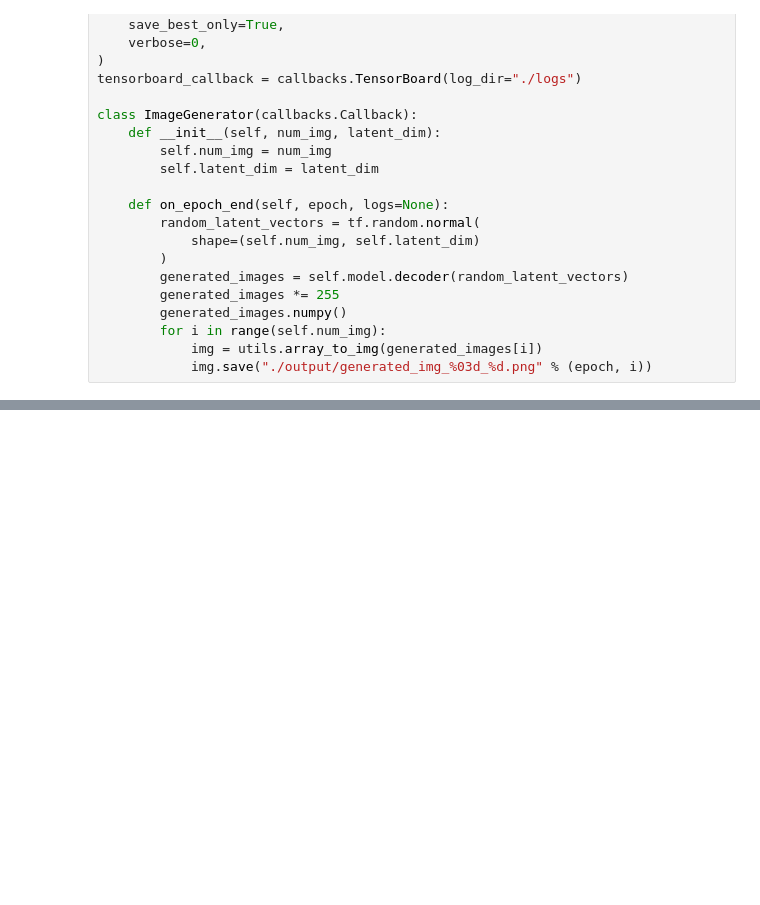
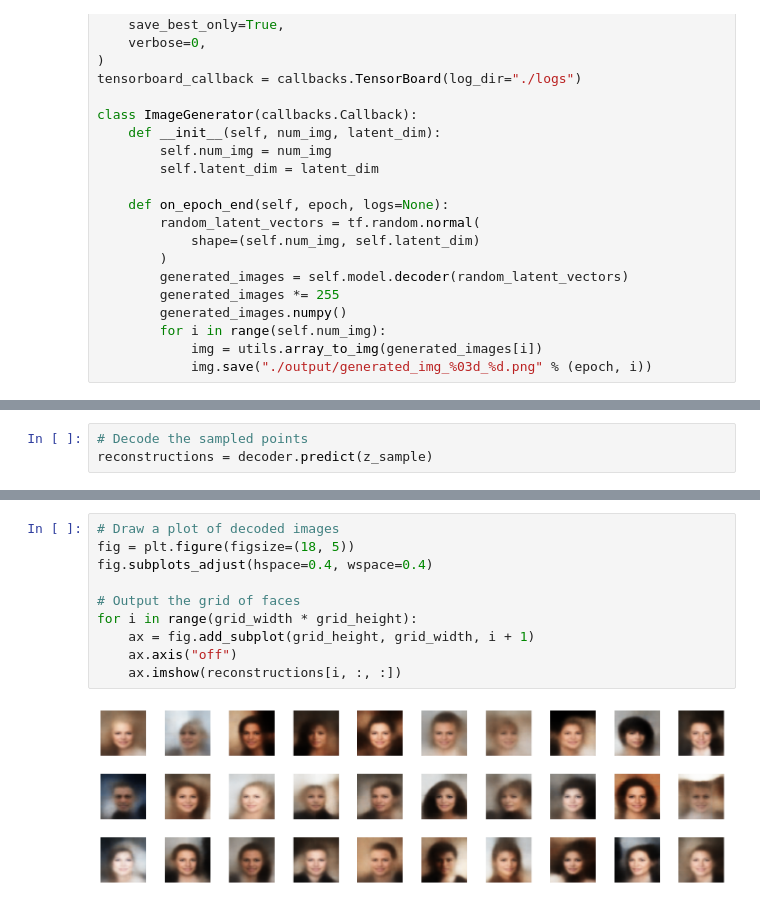
Before and after one commit to JaydenDave/decoding-animimal-communication, a Jupyter notebook: VAE2/VAE 2.ipynb, the cells around one changed output, grey strips where cells are left out. Drawn from its saved outputs; the diff is of its cells as text; blank space fills up the shorter version.

```diff
--- a/VAE2/VAE 2.ipynb
+++ b/VAE2/VAE 2.ipynb
@@ -273,0 +338,3 @@ KeyboardInterrupt:
+# %%
+# Decode the sampled points
+reconstructions = decoder.predict(z_sample)
@@ -273,0 +343,12 @@ KeyboardInterrupt:
+# %%
+# Draw a plot of decoded images
+fig = plt.figure(figsize=(18, 5))
+fig.subplots_adjust(hspace=0.4, wspace=0.4)
+
+# Output the grid of faces
+for i in range(grid_width * grid_height):
+    ax = fig.add_subplot(grid_height, grid_width, i + 1)
+    ax.axis("off")
+    ax.imshow(reconstructions[i, :, :])
+# %% [output]
+[figure, added]
```
Also changed, not shown: parts of 12 cells of this notebook, 3 other files.
